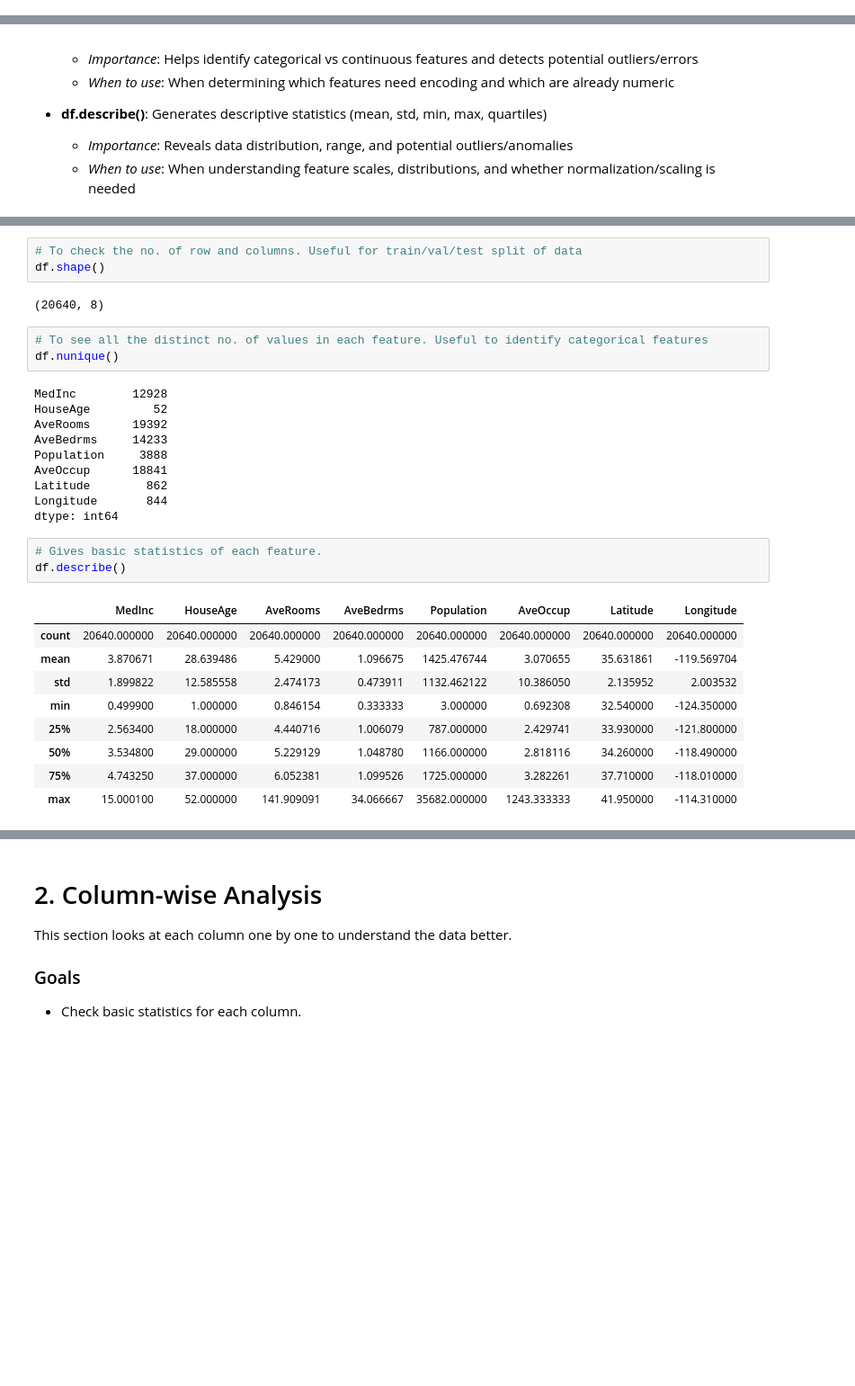
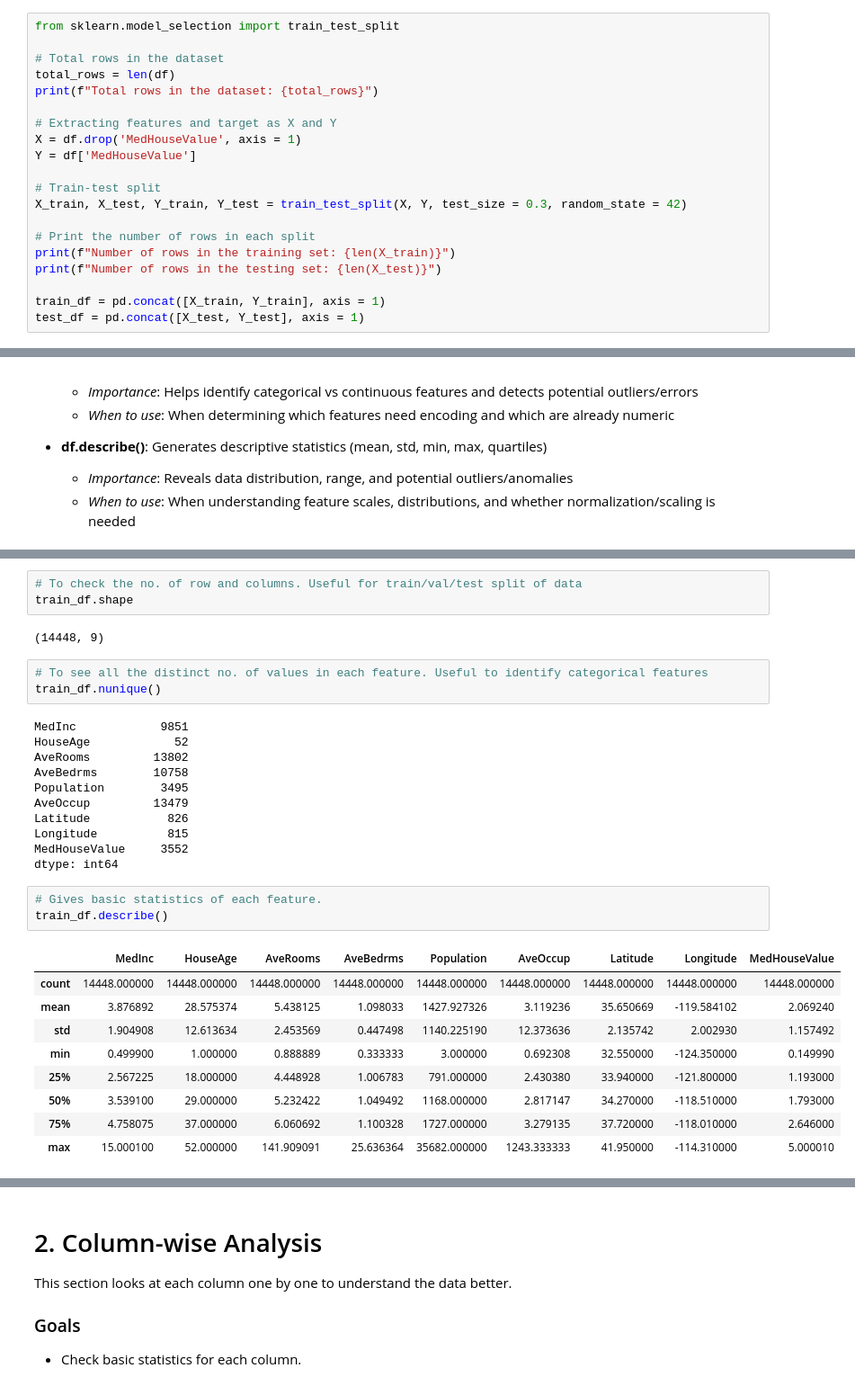
Before and after one commit to anbuchezhiyan2005/numpy-regression-from-scratch, a Jupyter notebook: data_cleaning.ipynb, the cells around one changed output, grey strips where cells are left out. Shown at 90% size. Cells and saved outputs as stored; diff of their text form; blank space fills up the shorter version.

```diff
--- a/data_cleaning.ipynb
+++ b/data_cleaning.ipynb
@@ -15,3 +16,23 @@ csv_path = Path("dataset/california_housing.csv")
 csv_path.parent.mkdir(parents=True, exist_ok=True)
 if not csv_path.exists():
     df.to_csv(csv_path, index=False)
+# %%
+from sklearn.model_selection import train_test_split
+
+# Total rows in the dataset
+total_rows = len(df)
+print(f"Total rows in the dataset: {total_rows}")
+
+# Extracting features and target as X and Y
+X = df.drop('MedHouseValue', axis = 1)
+Y = df['MedHouseValue']
+
+# Train-test split
+X_train, X_test, Y_train, Y_test = train_test_split(X, Y, test_size = 0.3, random_state = 42)
+
+# Print the number of rows in each split
+print(f"Number of rows in the training set: {len(X_train)}")
+print(f"Number of rows in the testing set: {len(X_test)}")
+
+train_df = pd.concat([X_train, Y_train], axis = 1)
+test_df = pd.concat([X_test, Y_test], axis = 1)
@@ -72,32 +98,33 @@ memory usage: 1.3 MB
 # %%
 # To check the no. of row and columns. Useful for train/val/test split of data
-df.shape()
+train_df.shape
 # %% [output]
-(20640, 8)
+(14448, 9)
 # %%
 # To see all the distinct no. of values in each feature. Useful to identify categorical features
-df.nunique()
+train_df.nunique()
 # %% [output]
-MedInc        12928
-HouseAge         52
-AveRooms      19392
-AveBedrms     14233
-Population     3888
-AveOccup      18841
-Latitude        862
-Longitude       844
+MedInc            9851
+HouseAge            52
+AveRooms         13802
+AveBedrms        10758
+Population        3495
+AveOccup         13479
+Latitude           826
+Longitude          815
+MedHouseValue     3552
 dtype: int64
 # %%
 # Gives basic statistics of each feature.
-df.describe()
+train_df.describe()
 # %% [output]
-|  | MedInc | HouseAge | AveRooms | AveBedrms | Population | AveOccup | Latitude | Longitude |
-| count | 20640.000000 | 20640.000000 | 20640.000000 | 20640.000000 | 20640.000000 | 20640.000000 | 20640.000000 | 20640.000000 |
-| mean | 3.870671 | 28.639486 | 5.429000 | 1.096675 | 1425.476744 | 3.070655 | 35.631861 | -119.569704 |
-| std | 1.899822 | 12.585558 | 2.474173 | 0.473911 | 1132.462122 | 10.386050 | 2.135952 | 2.003532 |
-| min | 0.499900 | 1.000000 | 0.846154 | 0.333333 | 3.000000 | 0.692308 | 32.540000 | -124.350000 |
-| 25% | 2.563400 | 18.000000 | 4.440716 | 1.006079 | 787.000000 | 2.429741 | 33.930000 | -121.800000 |
-| 50% | 3.534800 | 29.000000 | 5.229129 | 1.048780 | 1166.000000 | 2.818116 | 34.260000 | -118.490000 |
-| 75% | 4.743250 | 37.000000 | 6.052381 | 1.099526 | 1725.000000 | 3.282261 | 37.710000 | -118.010000 |
-| max | 15.000100 | 52.000000 | 141.909091 | 34.066667 | 35682.000000 | 1243.333333 | 41.950000 | -114.310000 |
+|  | MedInc | HouseAge | AveRooms | AveBedrms | Population | AveOccup | Latitude | Longitude | MedHouseValue |
+| count | 14448.000000 | 14448.000000 | 14448.000000 | 14448.000000 | 14448.000000 | 14448.000000 | 14448.000000 | 14448.000000 | 14448.000000 |
+| mean | 3.876892 | 28.575374 | 5.438125 | 1.098033 | 1427.927326 | 3.119236 | 35.650669 | -119.584102 | 2.069240 |
+| std | 1.904908 | 12.613634 | 2.453569 | 0.447498 | 1140.225190 | 12.373636 | 2.135742 | 2.002930 | 1.157492 |
+| min | 0.499900 | 1.000000 | 0.888889 | 0.333333 | 3.000000 | 0.692308 | 32.550000 | -124.350000 | 0.149990 |
+| 25% | 2.567225 | 18.000000 | 4.448928 | 1.006783 | 791.000000 | 2.430380 | 33.940000 | -121.800000 | 1.193000 |
+| 50% | 3.539100 | 29.000000 | 5.232422 | 1.049492 | 1168.000000 | 2.817147 | 34.270000 | -118.510000 | 1.793000 |
+| 75% | 4.758075 | 37.000000 | 6.060692 | 1.100328 | 1727.000000 | 3.279135 | 37.720000 | -118.010000 | 2.646000 |
+| max | 15.000100 | 52.000000 | 141.909091 | 25.636364 | 35682.000000 | 1243.333333 | 41.950000 | -114.310000 | 5.000010 |
 # %%
```
Also changed, not shown: parts of 13 cells of this notebook, 1 other file.
